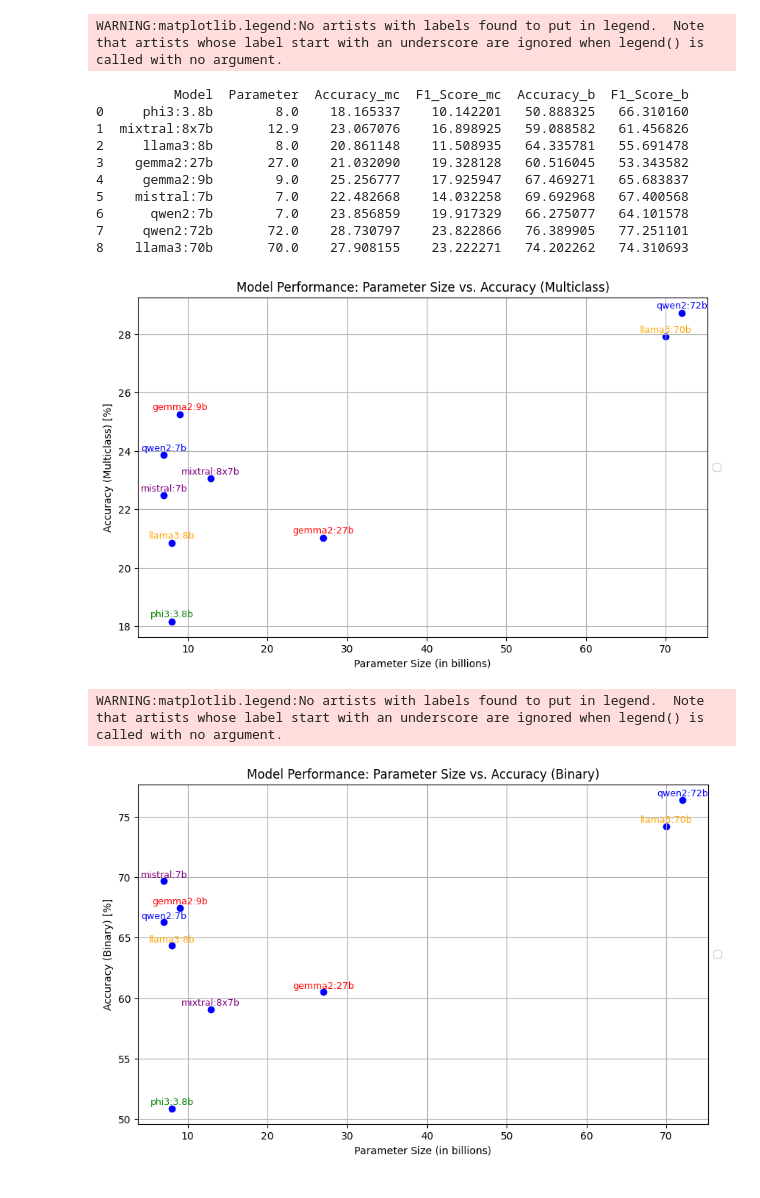
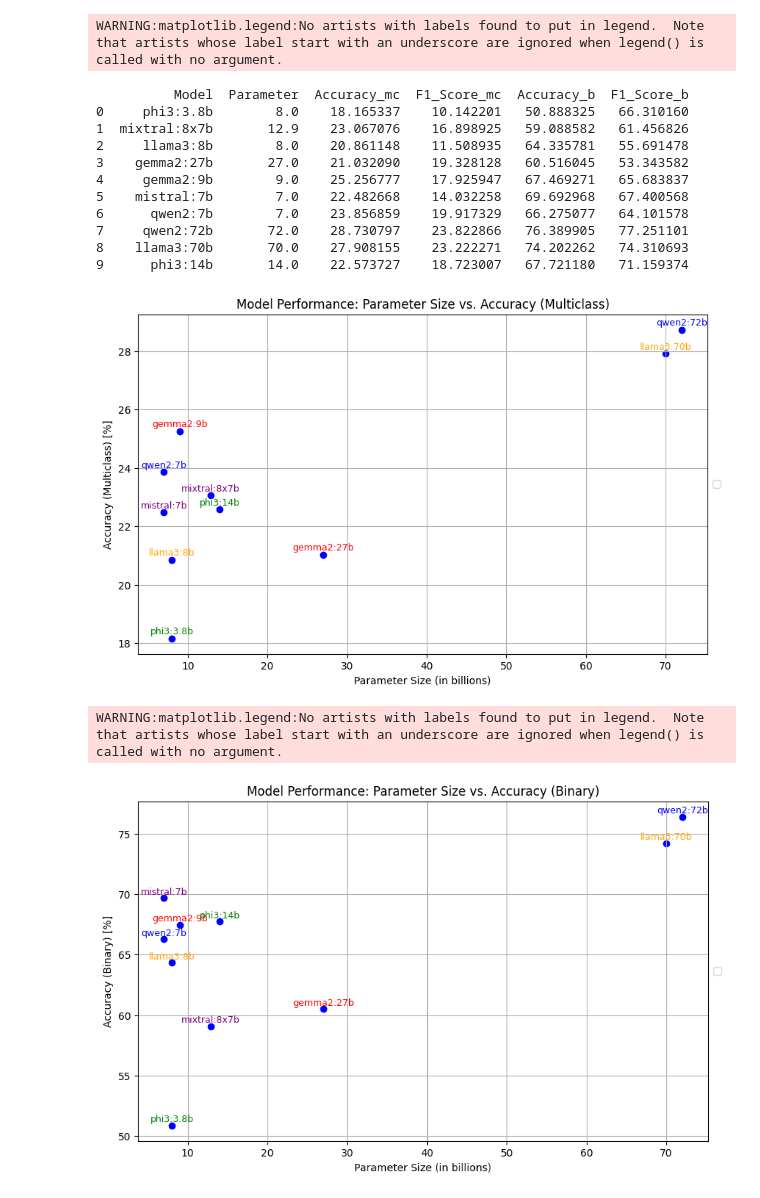
Before and after one commit to basakbozkurt/FactCheck-LLM, a Jupyter notebook: metrics_graph.ipynb, the cells around one changed output. Cells and saved outputs as stored; diff of their text form; code cells hidden in the pictures.

Commit message:
llama3:70b added

```diff
--- a/metrics_graph.ipynb
+++ b/metrics_graph.ipynb
@@ -6,12 +6,12 @@ import numpy as np
 
 
 data = {
-    'Model': ['phi3:3.8b', 'mixtral:8x7b', 'llama3:8b', 'gemma2:27b', 'gemma2:9b', 'mistral:7b', 'qwen2:7b', 'qwen2:72b', 'llama3:70b'],
-    'Parameter': [8, 12.9, 8, 27, 9, 7, 7, 72, 70],
-    'Accuracy_mc': [0.18165337200870196, 0.23067076292882743, 0.2086114819759679, 0.2103209019947962, 0.25256777235224787, 0.2248266754704523, 0.23856858846918488, 0.28730797366495975, 0.27908154651359107],
-    'F1_Score_mc': [0.1014220123017006, 0.1689892501611514, 0.11508935034843315, 0.19328128116342136, 0.17925947288255492,  0.140322578795139, 0.19917328758189168, 0.23822865655263906, 0.2322227107604561],
-    'Accuracy_b': [0.5088832487309645, 0.5908858166922683, 0.6433578104138852, 0.6051604509973981, 0.6746927092103048, 0.6969296797622978, 0.6627507681185614, 0.763899049012436, 0.7420226236704373],
-    'F1_Score_b': [0.6631016042780749, 0.6145682585624699, 0.5569147833298776, 0.5334358186010761, 0.6568383658969804, 0.6740056818181818, 0.6410157752981916, 0.772511013215859, 0.7431069266980498]
+    'Model': ['phi3:3.8b', 'mixtral:8x7b', 'llama3:8b', 'gemma2:27b', 'gemma2:9b', 'mistral:7b', 'qwen2:7b', 'qwen2:72b', 'llama3:70b', 'phi3:14b'],
+    'Parameter': [8, 12.9, 8, 27, 9, 7, 7, 72, 70, 14],
+    'Accuracy_mc': [0.18165337200870196, 0.23067076292882743, 0.2086114819759679, 0.2103209019947962, 0.25256777235224787, 0.2248266754704523, 0.23856858846918488, 0.28730797366495975, 0.27908154651359107, 0.2257372654155496],
+    'F1_Score_mc': [0.1014220123017006, 0.1689892501611514, 0.11508935034843315, 0.19328128116342136, 0.17925947288255492,  0.140322578795139, 0.19917328758189168, 0.23822865655263906, 0.2322227107604561, 0.18723006571707337],
+    'Accuracy_b': [0.5088832487309645, 0.5908858166922683, 0.6433578104138852, 0.6051604509973981, 0.6746927092103048, 0.6969296797622978, 0.6627507681185614, 0.763899049012436, 0.7420226236704373, 0.6772117962466488],
+    'F1_Score_b': [0.6631016042780749, 0.6145682585624699, 0.5569147833298776, 0.5334358186010761, 0.6568383658969804, 0.6740056818181818, 0.6410157752981916, 0.772511013215859, 0.7431069266980498, 0.7115937400191632]
 }
 
 
@@ -60,36 +60,37 @@ plt.ylabel('Accuracy (Multiclass) [%]')
 plt.title('Model Performance: Parameter Size vs. Accuracy (Multiclass)')
 plt.legend(loc='center left', bbox_to_anchor=(1, 0.5))
 plt.grid(True)
 plt.show()
 
  # Binary accuracy
 plt.figure(figsize=(10, 6))
 plt.scatter(df['Parameter'], df['Accuracy_b'], color='blue')
 
 for i, row in df.iterrows():
     plt.text(row['Parameter'], row['Accuracy_b'] + 0.30, row['Model'], fontsize=9, ha='center', color=label_colors[i])
 
 plt.xlabel('Parameter Size (in billions)')
 plt.ylabel('Accuracy (Binary) [%]')
 plt.title('Model Performance: Parameter Size vs. Accuracy (Binary)')
 plt.legend(loc='center left', bbox_to_anchor=(1, 0.5))
 plt.grid(True)
 plt.show()
 # %% [output]
 WARNING:matplotlib.legend:No artists with labels found to put in legend.  Note that artists whose label start with an underscore are ignored when legend() is called with no argument.
           Model  Parameter  Accuracy_mc  F1_Score_mc  Accuracy_b  F1_Score_b
 0     phi3:3.8b        8.0    18.165337    10.142201   50.888325   66.310160
 1  mixtral:8x7b       12.9    23.067076    16.898925   59.088582   61.456826
 2     llama3:8b        8.0    20.861148    11.508935   64.335781   55.691478
 3    gemma2:27b       27.0    21.032090    19.328128   60.516045   53.343582
 4     gemma2:9b        9.0    25.256777    17.925947   67.469271   65.683837
 5    mistral:7b        7.0    22.482668    14.032258   69.692968   67.400568
 6      qwen2:7b        7.0    23.856859    19.917329   66.275077   64.101578
 7     qwen2:72b       72.0    28.730797    23.822866   76.389905   77.251101
 8    llama3:70b       70.0    27.908155    23.222271   74.202262   74.310693
+9      phi3:14b       14.0    22.573727    18.723007   67.721180   71.159374
-[figure, old version]
+[figure, new version]
 WARNING:matplotlib.legend:No artists with labels found to put in legend.  Note that artists whose label start with an underscore are ignored when legend() is called with no argument.
-[figure, old version]
+[figure, new version]
 # %%
 print(df)
 
```
Also changed, not shown: parts of 1 cell of this notebook, 1 other file.
